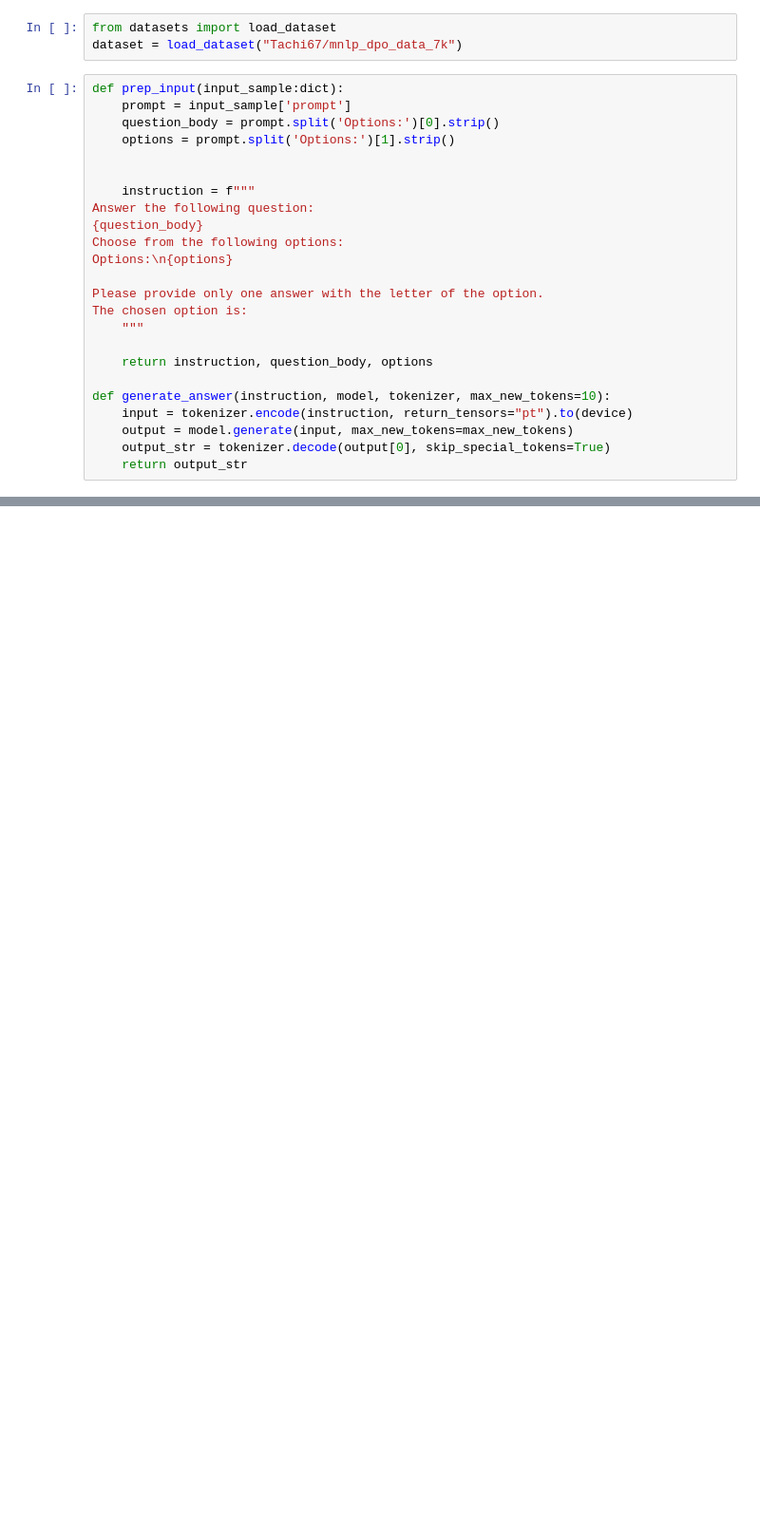
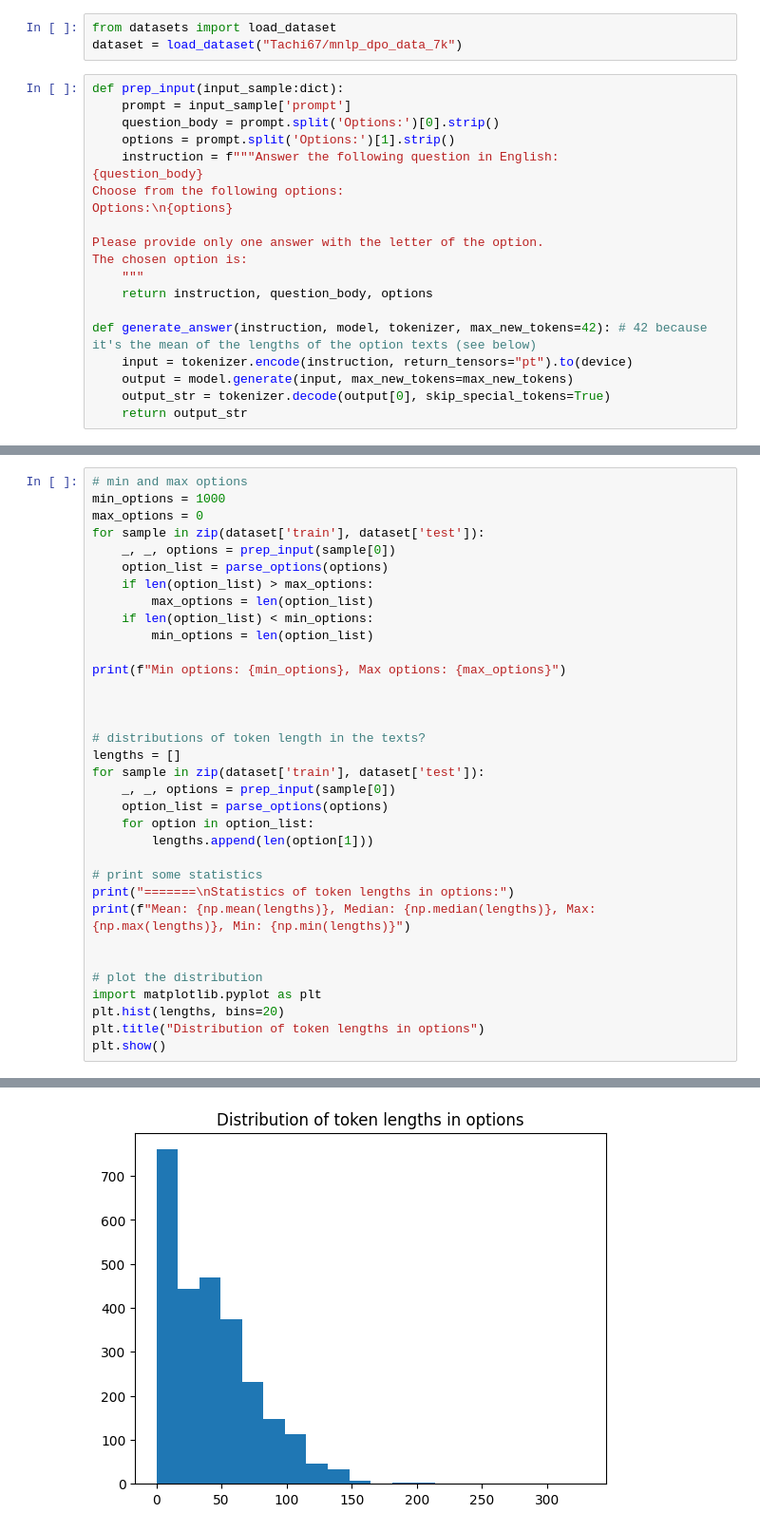
Before and after one commit to Tachi-67/sci-BLOOM, a Jupyter notebook: haolong/mcqa_parser.ipynb, the cells around one changed output, grey strips where cells are left out. Shown: that part at 95% size. Saved outputs shown, nothing was run; the diff lists cells and outputs as text; blank space fills up the shorter version.

Commit message:
robust parser: plain text -> mcq answer

```diff
--- a/haolong/mcqa_parser.ipynb
+++ b/haolong/mcqa_parser.ipynb
@@ -65,10 +25,7 @@ def prep_input(input_sample:dict):
     prompt = input_sample['prompt']
     question_body = prompt.split('Options:')[0].strip()
     options = prompt.split('Options:')[1].strip()
-
-
-    instruction = f"""
-Answer the following question:
+    instruction = f"""Answer the following question in English:
 {question_body}
 Choose from the following options:
 Options:\n{options}
@@ -76,10 +33,9 @@ Options:\n{options}
 Please provide only one answer with the letter of the option.
 The chosen option is:
     """
-
     return instruction, question_body, options
 
-def generate_answer(instruction, model, tokenizer, max_new_tokens=10):
+def generate_answer(instruction, model, tokenizer, max_new_tokens=42): # 42 because it's the mean of the lengths of the option texts (see below)
     input = tokenizer.encode(instruction, return_tensors="pt").to(device)
     output = model.generate(input, max_new_tokens=max_new_tokens)
     output_str = tokenizer.decode(output[0], skip_special_tokens=True)
@@ -126,0 +93,35 @@ The chosen option is:
+# %%
+# min and max options
+min_options = 1000
+max_options = 0
+for sample in zip(dataset['train'], dataset['test']):
+    _, _, options = prep_input(sample[0])
+    option_list = parse_options(options)
+    if len(option_list) > max_options:
+        max_options = len(option_list)
+    if len(option_list) < min_options:
+        min_options = len(option_list)
+
+print(f"Min options: {min_options}, Max options: {max_options}")
+
+
+
+# distributions of token length in the texts?
+lengths = []
+for sample in zip(dataset['train'], dataset['test']):
+    _, _, options = prep_input(sample[0])
+    option_list = parse_options(options)
+    for option in option_list:
+        lengths.append(len(option[1]))
+
+# print some statistics
+print("=======\nStatistics of token lengths in options:")
+print(f"Mean: {np.mean(lengths)}, Median: {np.median(lengths)}, Max: {np.max(lengths)}, Min: {np.min(lengths)}")
+
+
+# plot the distribution
+import matplotlib.pyplot as plt
+plt.hist(lengths, bins=20)
+plt.title("Distribution of token lengths in options")
+plt.show()
+# %% [output]
@@ -126,0 +132 @@ The chosen option is:
+[figure, added]
```
Also changed, not shown: parts of 11 cells of this notebook.
